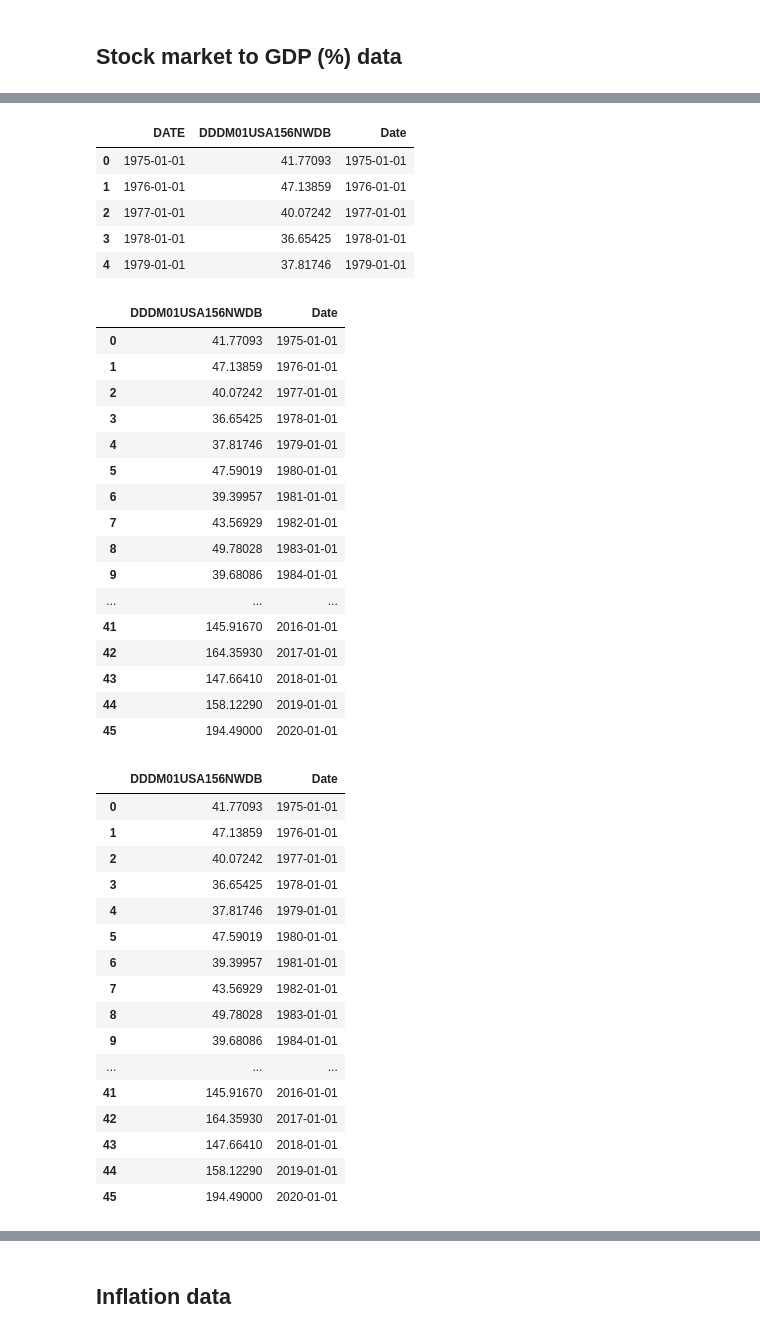
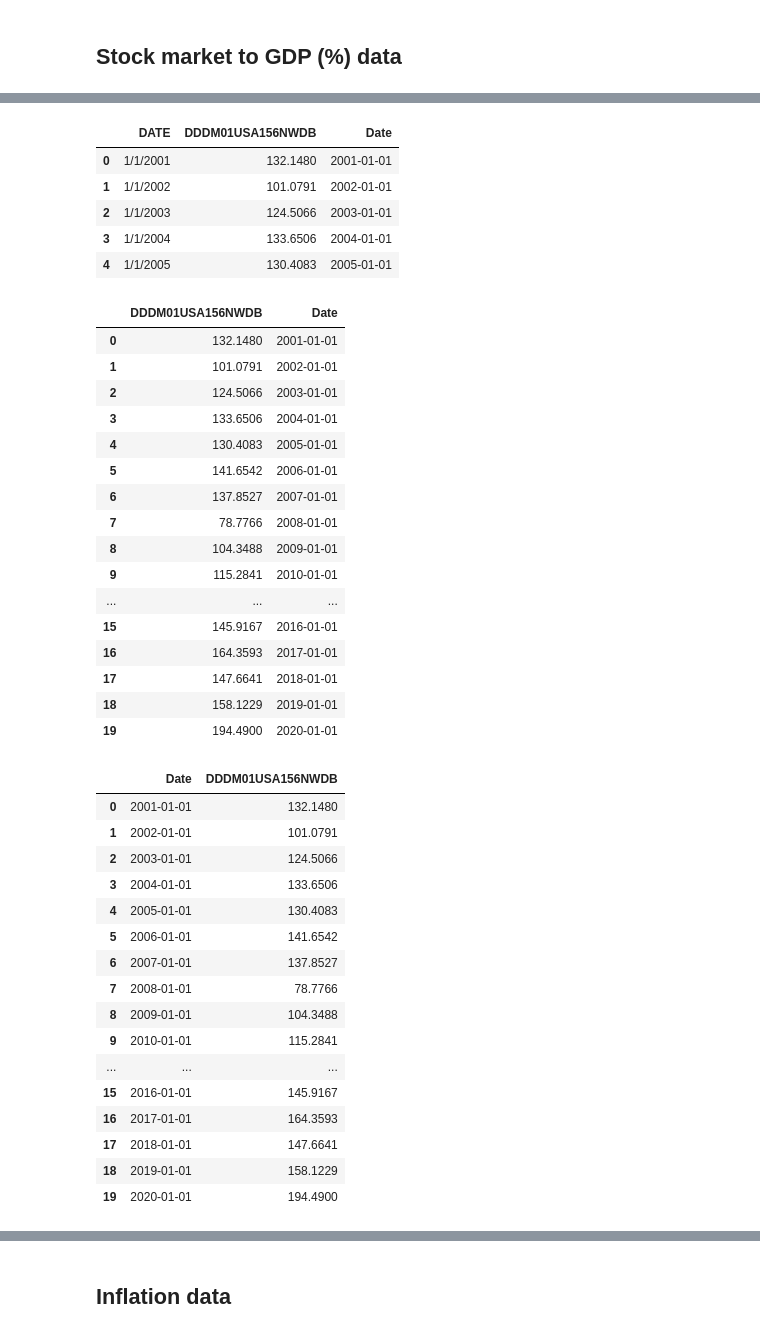
Before and after one commit to FIRE-Phoebe/Gas_Price_analysis, a Jupyter notebook: ETL/ETL_more_factors_data.ipynb, the cells around one changed output, grey strips where cells are left out. Saved outputs shown, nothing was run; the diff lists cells and outputs as text; code cells hidden in the pictures.

```diff
--- a/ETL/ETL_more_factors_data.ipynb
+++ b/ETL/ETL_more_factors_data.ipynb
@@ -455,7 +259,7 @@ working_pop_yearly
 # %% [markdown]
 ## Stock market to GDP (%) data
 # %%
-stock_to_GDP_percent = pd.read_csv('../Resources/Datasets/Additional_factors/DDDM01USA156NWDB.csv')
+stock_to_GDP_percent = pd.read_csv('../Resources/Datasets/DDDM01USA156NWDB.csv')
 stock_to_GDP_percent
 # %% [output]
 |  | DATE | DDDM01USA156NWDB |
@@ -501,50 +305,50 @@ stock_to_GDP_percent["Date"] = pd.to_datetime(stock_to_GDP_percent["DATE"])
 stock_to_GDP_percent.head()
 # %% [output]
 |  | DATE | DDDM01USA156NWDB | Date |
-| 0 | 1975-01-01 | 41.77093 | 1975-01-01 |
-| 1 | 1976-01-01 | 47.13859 | 1976-01-01 |
-| 2 | 1977-01-01 | 40.07242 | 1977-01-01 |
-| 3 | 1978-01-01 | 36.65425 | 1978-01-01 |
-| 4 | 1979-01-01 | 37.81746 | 1979-01-01 |
+| 0 | 1/1/2001 | 132.1480 | 2001-01-01 |
+| 1 | 1/1/2002 | 101.0791 | 2002-01-01 |
+| 2 | 1/1/2003 | 124.5066 | 2003-01-01 |
+| 3 | 1/1/2004 | 133.6506 | 2004-01-01 |
+| 4 | 1/1/2005 | 130.4083 | 2005-01-01 |
 # %%
 stock_to_GDP_percent= stock_to_GDP_percent.drop(["DATE"],axis=1)
 stock_to_GDP_percent
 # %% [output]
 |  | DDDM01USA156NWDB | Date |
-| 0 | 41.77093 | 1975-01-01 |
-| 1 | 47.13859 | 1976-01-01 |
-| 2 | 40.07242 | 1977-01-01 |
-| 3 | 36.65425 | 1978-01-01 |
-| 4 | 37.81746 | 1979-01-01 |
-| 5 | 47.59019 | 1980-01-01 |
-| 6 | 39.39957 | 1981-01-01 |
-| 7 | 43.56929 | 1982-01-01 |
-| 8 | 49.78028 | 1983-01-01 |
-| 9 | 39.68086 | 1984-01-01 |
+| 0 | 132.1480 | 2001-01-01 |
+| 1 | 101.0791 | 2002-01-01 |
+| 2 | 124.5066 | 2003-01-01 |
+| 3 | 133.6506 | 2004-01-01 |
+| 4 | 130.4083 | 2005-01-01 |
+| 5 | 141.6542 | 2006-01-01 |
+| 6 | 137.8527 | 2007-01-01 |
+| 7 | 78.7766 | 2008-01-01 |
+| 8 | 104.3488 | 2009-01-01 |
+| 9 | 115.2841 | 2010-01-01 |
 | ... | ... | ... |
-| 41 | 145.91670 | 2016-01-01 |
-| 42 | 164.35930 | 2017-01-01 |
-| 43 | 147.66410 | 2018-01-01 |
-| 44 | 158.12290 | 2019-01-01 |
-| 45 | 194.49000 | 2020-01-01 |
+| 15 | 145.9167 | 2016-01-01 |
+| 16 | 164.3593 | 2017-01-01 |
+| 17 | 147.6641 | 2018-01-01 |
+| 18 | 158.1229 | 2019-01-01 |
+| 19 | 194.4900 | 2020-01-01 |
 # %%
-stock_to_GDP_percent = pd.DataFrame(data=stock_to_GDP_percent, columns={'Date',"DDDM01USA156NWDB"})
+stock_to_GDP_percent = pd.DataFrame(data=stock_to_GDP_percent, columns=['Date',"DDDM01USA156NWDB"])
 stock_to_GDP_percent
 # %% [output]
-|  | DDDM01USA156NWDB | Date |
-| 0 | 41.77093 | 1975-01-01 |
-| 1 | 47.13859 | 1976-01-01 |
-| 2 | 40.07242 | 1977-01-01 |
-| 3 | 36.65425 | 1978-01-01 |
-| 4 | 37.81746 | 1979-01-01 |
-| 5 | 47.59019 | 1980-01-01 |
-| 6 | 39.39957 | 1981-01-01 |
-| 7 | 43.56929 | 1982-01-01 |
-| 8 | 49.78028 | 1983-01-01 |
-| 9 | 39.68086 | 1984-01-01 |
+|  | Date | DDDM01USA156NWDB |
+| 0 | 2001-01-01 | 132.1480 |
+| 1 | 2002-01-01 | 101.0791 |
+| 2 | 2003-01-01 | 124.5066 |
+| 3 | 2004-01-01 | 133.6506 |
+| 4 | 2005-01-01 | 130.4083 |
+| 5 | 2006-01-01 | 141.6542 |
+| 6 | 2007-01-01 | 137.8527 |
+| 7 | 2008-01-01 | 78.7766 |
+| 8 | 2009-01-01 | 104.3488 |
+| 9 | 2010-01-01 | 115.2841 |
 | ... | ... | ... |
-| 41 | 145.91670 | 2016-01-01 |
-| 42 | 164.35930 | 2017-01-01 |
-| 43 | 147.66410 | 2018-01-01 |
-| 44 | 158.12290 | 2019-01-01 |
-| 45 | 194.49000 | 2020-01-01 |
+| 15 | 2016-01-01 | 145.9167 |
+| 16 | 2017-01-01 | 164.3593 |
+| 17 | 2018-01-01 | 147.6641 |
+| 18 | 2019-01-01 | 158.1229 |
+| 19 | 2020-01-01 | 194.4900 |
```
Also changed, not shown: parts of 54 cells of this notebook, 9 other files.
